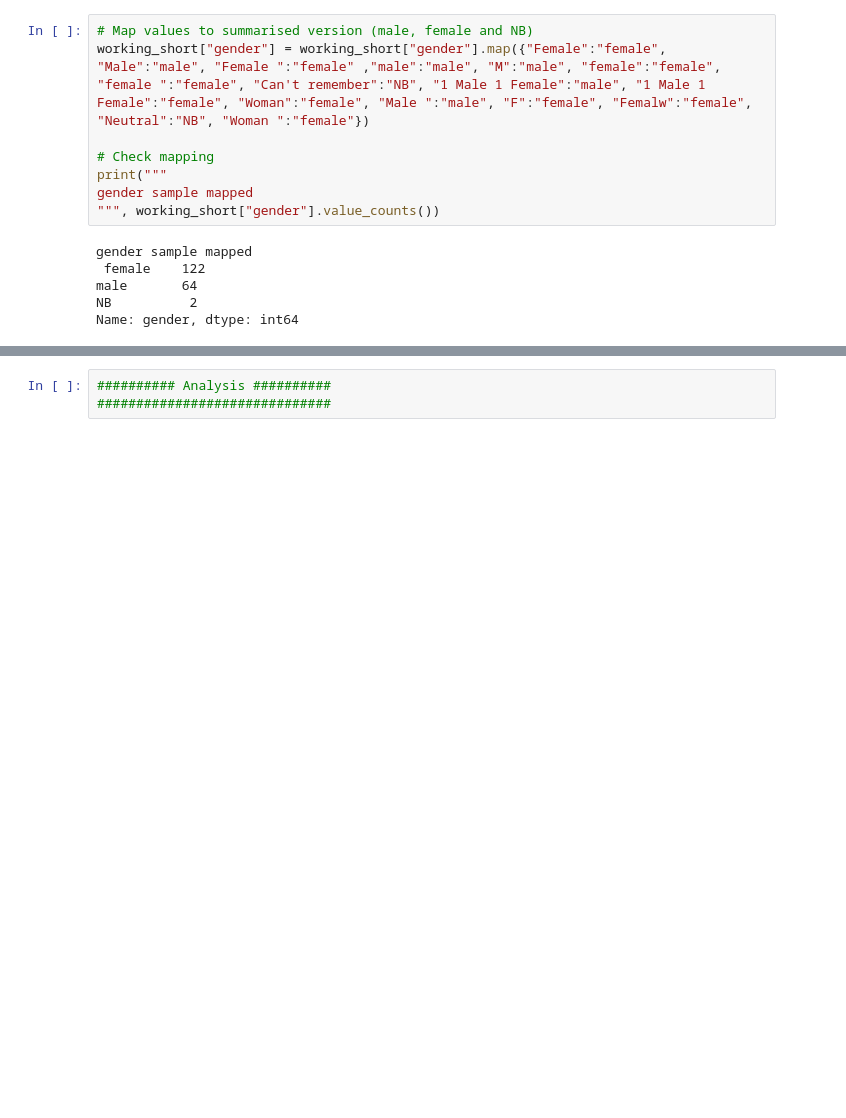
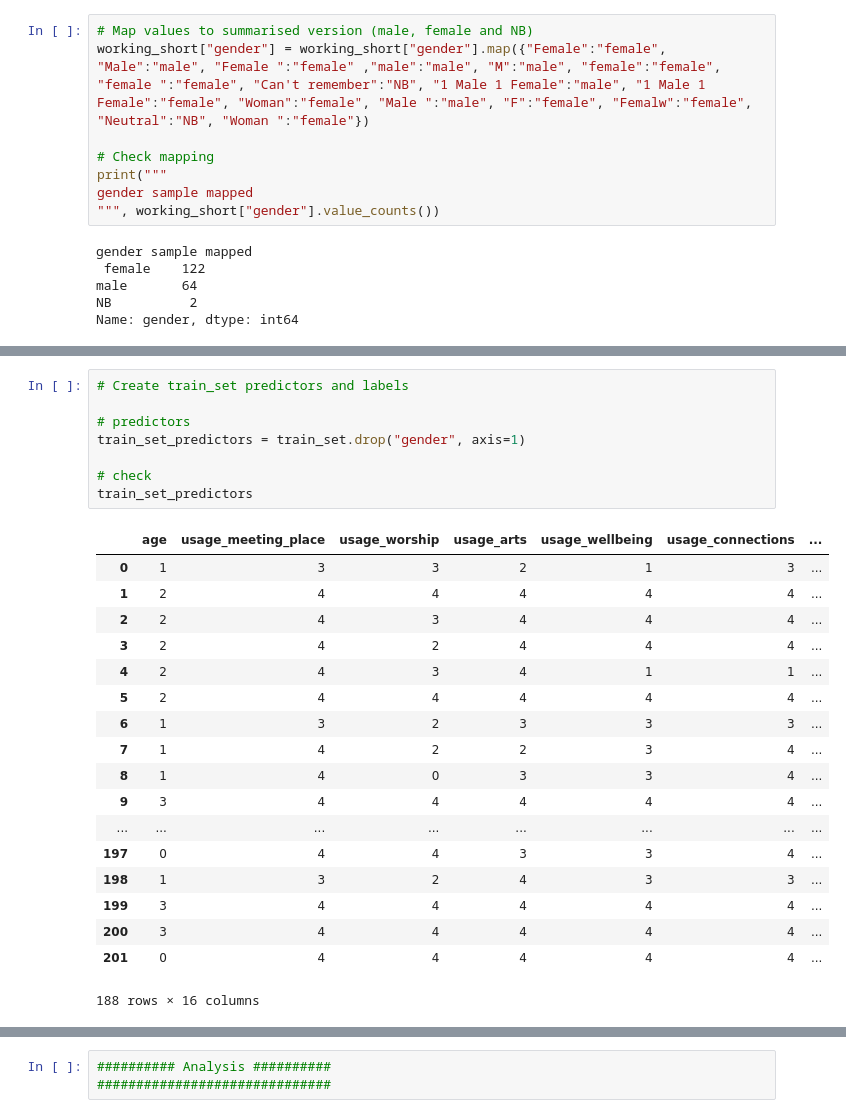
Before and after one commit to koxt2/Garden-Quarter, a Jupyter notebook: garden_quarter.ipynb, the cells around one changed output, grey strips where cells are left out. Cells and saved outputs as stored; diff of their text form; blank space fills up the shorter version.

```diff
--- a/garden_quarter.ipynb
+++ b/garden_quarter.ipynb
@@ -300,0 +345,27 @@ Train Data summary
+# %%
+# Create train_set predictors and labels
+
+# predictors
+train_set_predictors = train_set.drop("gender", axis=1)
+
+# check
+train_set_predictors
+# %% [output]
+|  | age | usage_meeting_place | usage_worship | usage_arts | usage_wellbeing | usage_connections | ... |
+| 0 | 1 | 3 | 3 | 2 | 1 | 3 | ... |
+| 1 | 2 | 4 | 4 | 4 | 4 | 4 | ... |
+| 2 | 2 | 4 | 3 | 4 | 4 | 4 | ... |
+| 3 | 2 | 4 | 2 | 4 | 4 | 4 | ... |
+| 4 | 2 | 4 | 3 | 4 | 1 | 1 | ... |
+| 5 | 2 | 4 | 4 | 4 | 4 | 4 | ... |
+| 6 | 1 | 3 | 2 | 3 | 3 | 3 | ... |
+| 7 | 1 | 4 | 2 | 2 | 3 | 4 | ... |
+| 8 | 1 | 4 | 0 | 3 | 3 | 4 | ... |
+| 9 | 3 | 4 | 4 | 4 | 4 | 4 | ... |
+| ... | ... | ... | ... | ... | ... | ... | ... |
+| 197 | 0 | 4 | 4 | 3 | 3 | 4 | ... |
+| 198 | 1 | 3 | 2 | 4 | 3 | 3 | ... |
+| 199 | 3 | 4 | 4 | 4 | 4 | 4 | ... |
+| 200 | 3 | 4 | 4 | 4 | 4 | 4 | ... |
+| 201 | 0 | 4 | 4 | 4 | 4 | 4 | ... |
+188 rows × 16 columns
```
Also changed, not shown: parts of 21 cells of this notebook, 1 other file.
